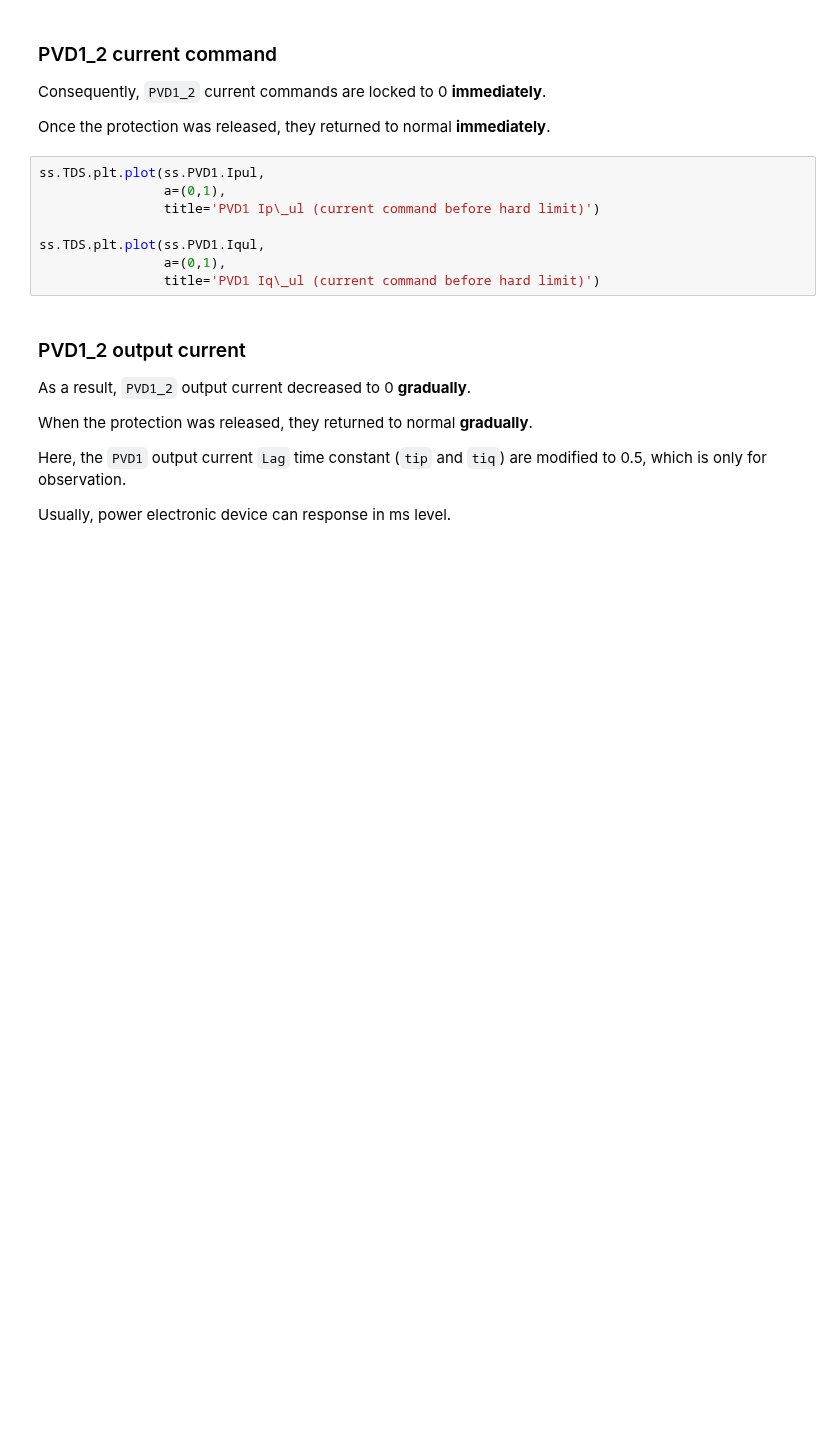
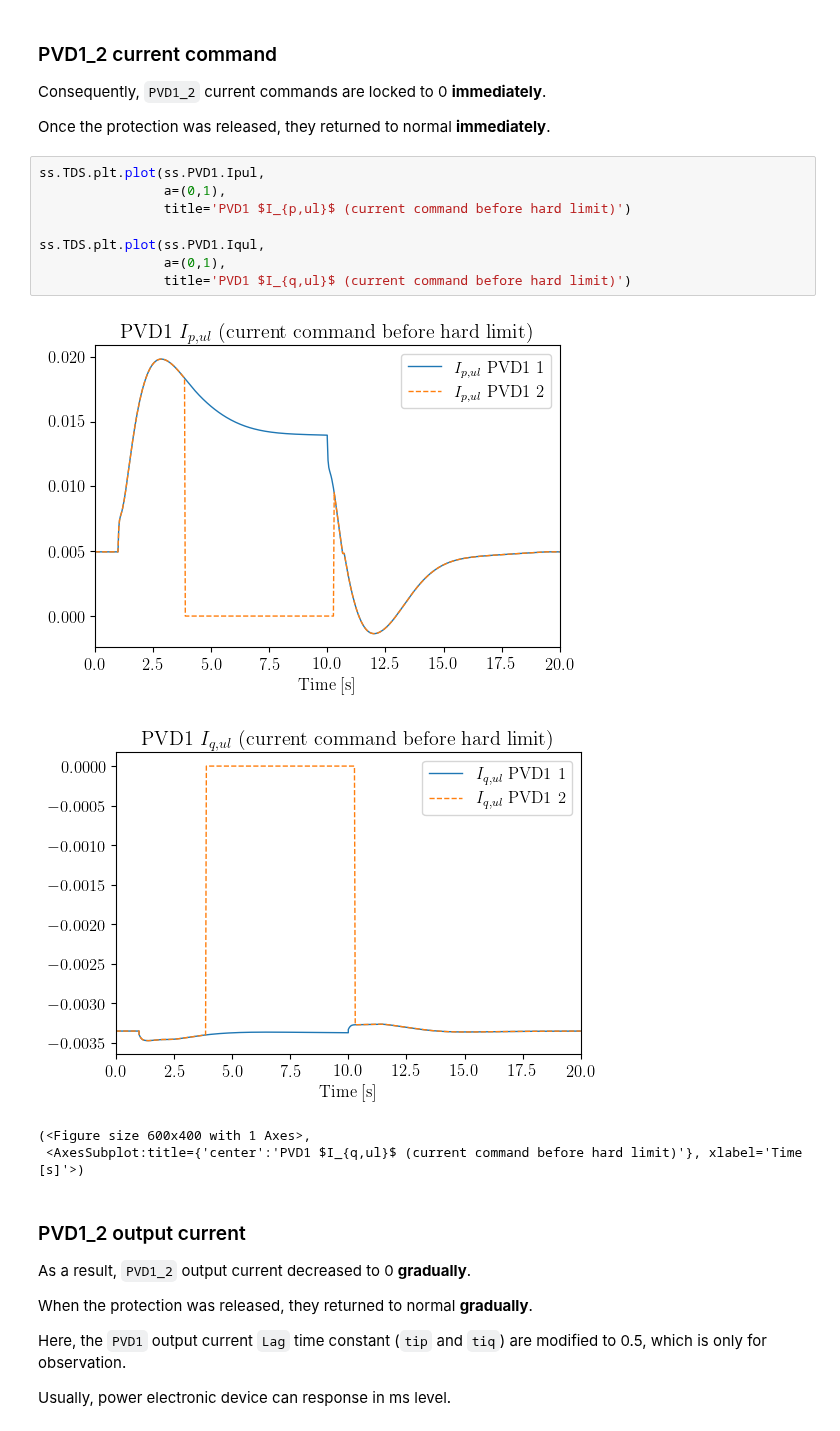
Before and after one commit to CURENT/andes, a Jupyter notebook: examples/demonstration/1.1 demo_DGPRCT1.ipynb, the cells around one changed output. Saved outputs shown, nothing was run; the diff lists cells and outputs as text; blank space fills up the shorter version.

```diff
--- a/examples/demonstration/1.1 demo_DGPRCT1.ipynb
+++ b/examples/demonstration/1.1 demo_DGPRCT1.ipynb
@@ -103,11 +123,16 @@ Once the protection was released, they returned to normal **immediately**.
 # %%
 ss.TDS.plt.plot(ss.PVD1.Ipul,
                 a=(0,1),
-                title='PVD1 Ip\_ul (current command before hard limit)')
+                title='PVD1 $I_{p,ul}$ (current command before hard limit)')
 
 ss.TDS.plt.plot(ss.PVD1.Iqul,
                 a=(0,1),
-                title='PVD1 Iq\_ul (current command before hard limit)')
+                title='PVD1 $I_{q,ul}$ (current command before hard limit)')
+# %% [output]
+[figure, added]
+[figure, added]
+(<Figure size 600x400 with 1 Axes>,
+ <AxesSubplot:title={'center':'PVD1 $I_{q,ul}$ (current command before hard limit)'}, xlabel='Time [s]'>)
 # %% [markdown]
 ### PVD1_2 output current
 
```
Also changed, not shown: parts of 9 cells of this notebook.
